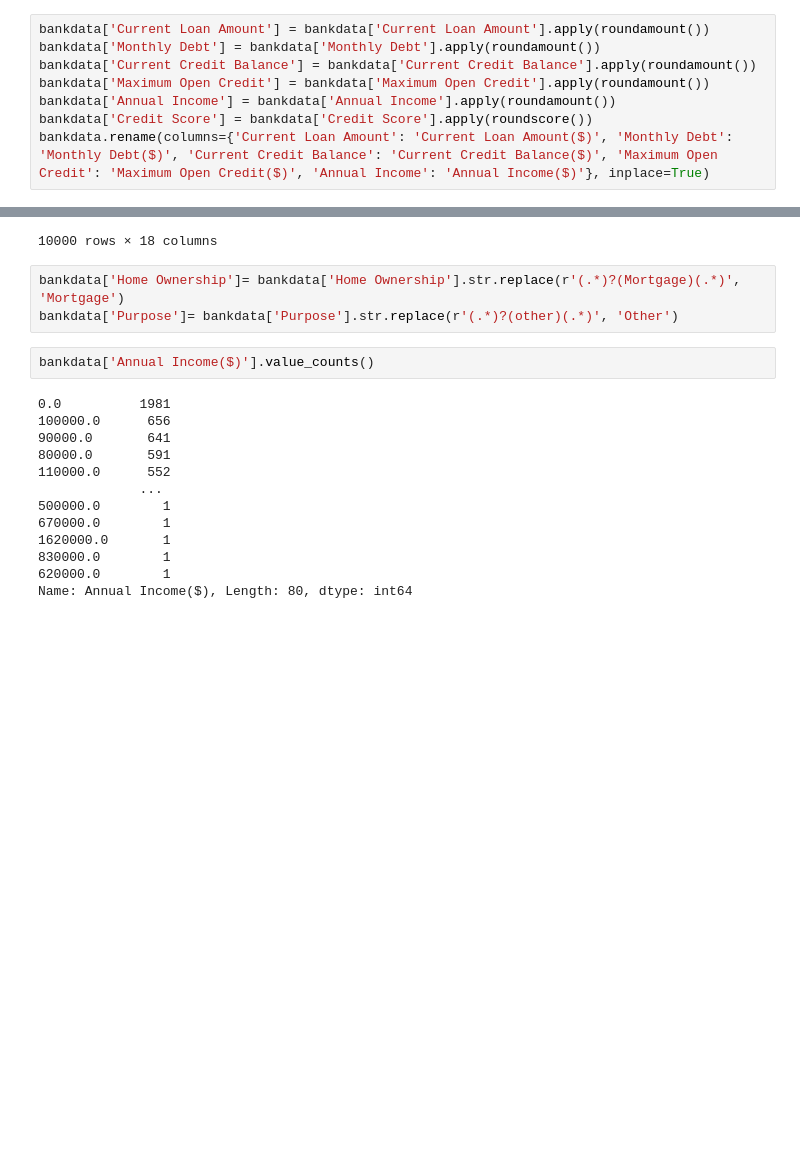
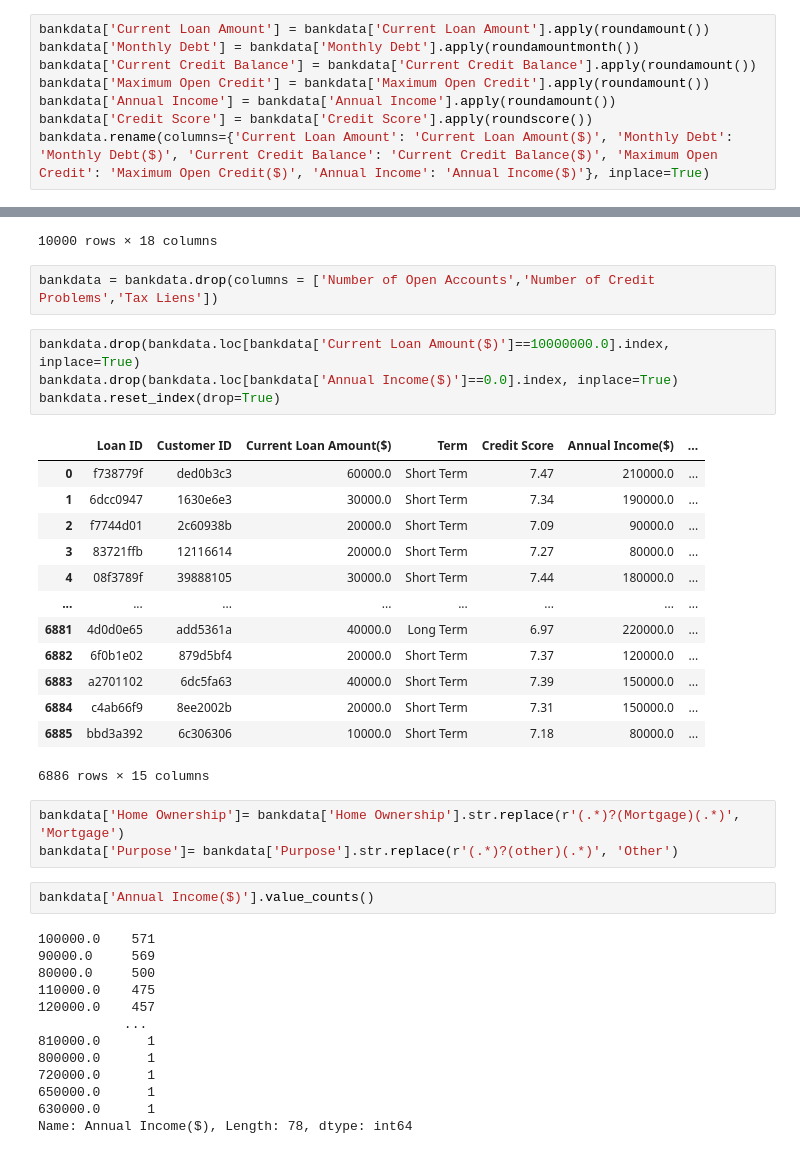
Before and after one commit to Diegon8/Banking-product-, a Jupyter notebook: Cleaning_Banking_data.ipynb, the cells around one changed output, grey strips where cells are left out. Saved outputs shown, nothing was run; the diff lists cells and outputs as text; blank space fills up the shorter version.

```diff
--- a/Cleaning_Banking_data.ipynb
+++ b/Cleaning_Banking_data.ipynb
@@ -141,7 +142,7 @@ from Cleaning_functions import roundamount
 from Cleaning_functions import roundscore
 # %%
 bankdata['Current Loan Amount'] = bankdata['Current Loan Amount'].apply(roundamount())
-bankdata['Monthly Debt'] = bankdata['Monthly Debt'].apply(roundamount())
+bankdata['Monthly Debt'] = bankdata['Monthly Debt'].apply(roundamountmonth())
 bankdata['Current Credit Balance'] = bankdata['Current Credit Balance'].apply(roundamount())
 bankdata['Maximum Open Credit'] = bankdata['Maximum Open Credit'].apply(roundamount())
 bankdata['Annual Income'] = bankdata['Annual Income'].apply(roundamount())
@@ -163,24 +164,44 @@ bankdata
 | 9998 | 0cc8e0e0 | f90cf410 | 10000000.0 | Short Term | 7.21 | 100000.0 | ... |
 | 9999 | 14f94b64 | f1838fa9 | 10000000.0 | Short Term | 7.48 | 110000.0 | ... |
 10000 rows × 18 columns
+# %%
+bankdata = bankdata.drop(columns = ['Number of Open Accounts','Number of Credit Problems','Tax Liens'])
+# %%
+bankdata.drop(bankdata.loc[bankdata['Current Loan Amount($)']==10000000.0].index, inplace=True)
+bankdata.drop(bankdata.loc[bankdata['Annual Income($)']==0.0].index, inplace=True)
+bankdata.reset_index(drop=True)
+# %% [output]
+|  | Loan ID | Customer ID | Current Loan Amount($) | Term | Credit Score | Annual Income($) | ... |
+| 0 | f738779f | ded0b3c3 | 60000.0 | Short Term | 7.47 | 210000.0 | ... |
+| 1 | 6dcc0947 | 1630e6e3 | 30000.0 | Short Term | 7.34 | 190000.0 | ... |
+| 2 | f7744d01 | 2c60938b | 20000.0 | Short Term | 7.09 | 90000.0 | ... |
+| 3 | 83721ffb | 12116614 | 20000.0 | Short Term | 7.27 | 80000.0 | ... |
+| 4 | 08f3789f | 39888105 | 30000.0 | Short Term | 7.44 | 180000.0 | ... |
+| ... | ... | ... | ... | ... | ... | ... | ... |
+| 6881 | 4d0d0e65 | add5361a | 40000.0 | Long Term | 6.97 | 220000.0 | ... |
+| 6882 | 6f0b1e02 | 879d5bf4 | 20000.0 | Short Term | 7.37 | 120000.0 | ... |
+| 6883 | a2701102 | 6dc5fa63 | 40000.0 | Short Term | 7.39 | 150000.0 | ... |
+| 6884 | c4ab66f9 | 8ee2002b | 20000.0 | Short Term | 7.31 | 150000.0 | ... |
+| 6885 | bbd3a392 | 6c306306 | 10000.0 | Short Term | 7.18 | 80000.0 | ... |
+6886 rows × 15 columns
 # %%
 bankdata['Home Ownership']= bankdata['Home Ownership'].str.replace(r'(.*)?(Mortgage)(.*)', 'Mortgage')
 bankdata['Purpose']= bankdata['Purpose'].str.replace(r'(.*)?(other)(.*)', 'Other')
 # %%
 bankdata['Annual Income($)'].value_counts()
 # %% [output]
-0.0          1981
-100000.0      656
-90000.0       641
-80000.0       591
-110000.0      552
-             ...
-500000.0        1
-670000.0        1
-1620000.0       1
-830000.0        1
-620000.0        1
-Name: Annual Income($), Length: 80, dtype: int64
+100000.0    571
+90000.0     569
+80000.0     500
+110000.0    475
+120000.0    457
+           ...
+810000.0      1
+800000.0      1
+720000.0      1
+650000.0      1
+630000.0      1
+Name: Annual Income($), Length: 78, dtype: int64
 # %%
 bankdata['Home Ownership'].value_counts()
 # %% [output]
```
Also changed, not shown: parts of 4 cells of this notebook.
